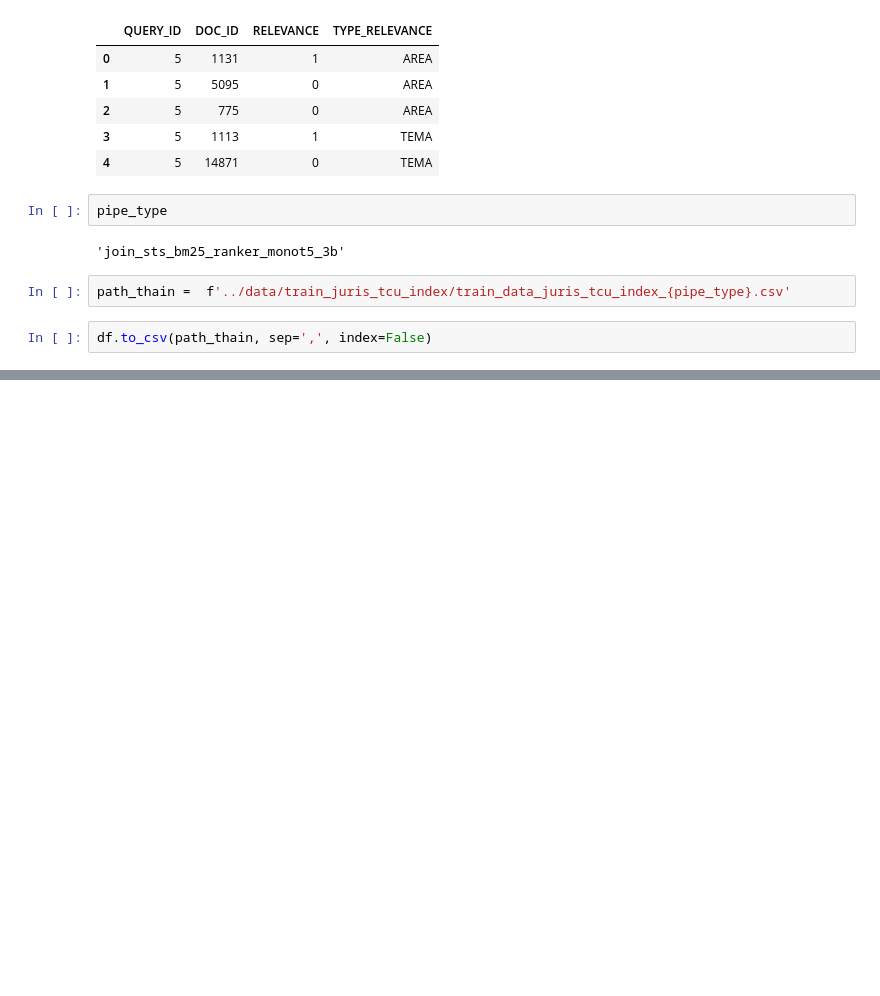
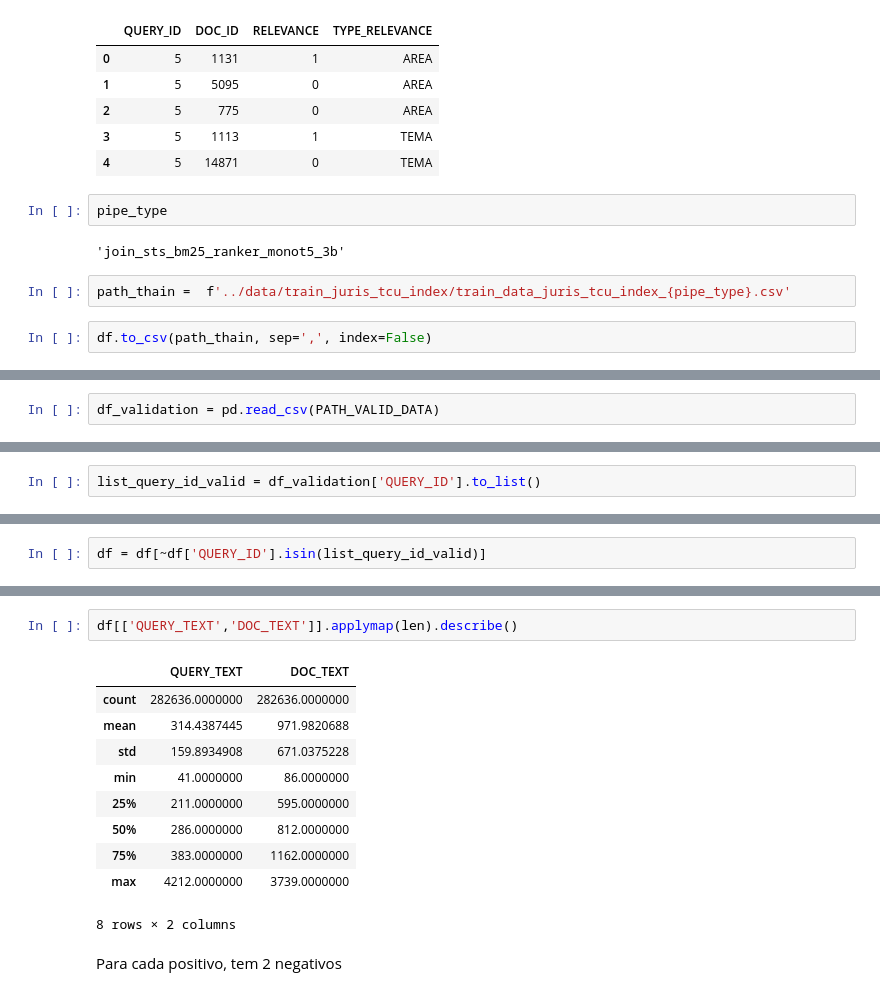
Before and after one commit to marcusborela/ind-ir, a Jupyter notebook: code/generate_train_data_juris_tcu_index.ipynb, the cells around one changed output, grey strips where cells are left out. Cells and saved outputs as stored; diff of their text form; blank space fills up the shorter version.

```diff
--- a/code/generate_train_data_juris_tcu_index.ipynb
+++ b/code/generate_train_data_juris_tcu_index.ipynb
@@ -448,0 +550,2 @@ df.to_csv(path_thain, sep=',', index=False)
+# %%
+df_validation = pd.read_csv(PATH_VALID_DATA)
@@ -448,0 +566,2 @@ df.to_csv(path_thain, sep=',', index=False)
+# %%
+list_query_id_valid = df_validation['QUERY_ID'].to_list()
@@ -448,0 +574,2 @@ df.to_csv(path_thain, sep=',', index=False)
+# %%
+df = df[~df['QUERY_ID'].isin(list_query_id_valid)]
@@ -448,0 +594,15 @@ df.to_csv(path_thain, sep=',', index=False)
+# %%
+df[['QUERY_TEXT','DOC_TEXT']].applymap(len).describe()
+# %% [output]
+|  | QUERY_TEXT | DOC_TEXT |
+| count | 282636.0000000 | 282636.0000000 |
+| mean | 314.4387445 | 971.9820688 |
+| std | 159.8934908 | 671.0375228 |
+| min | 41.0000000 | 86.0000000 |
+| 25% | 211.0000000 | 595.0000000 |
+| 50% | 286.0000000 | 812.0000000 |
+| 75% | 383.0000000 | 1162.0000000 |
+| max | 4212.0000000 | 3739.0000000 |
+8 rows × 2 columns
+# %% [markdown]
+Para cada positivo, tem 2 negativos
```
Also changed, not shown: parts of 37 cells of this notebook, 8 other files.
